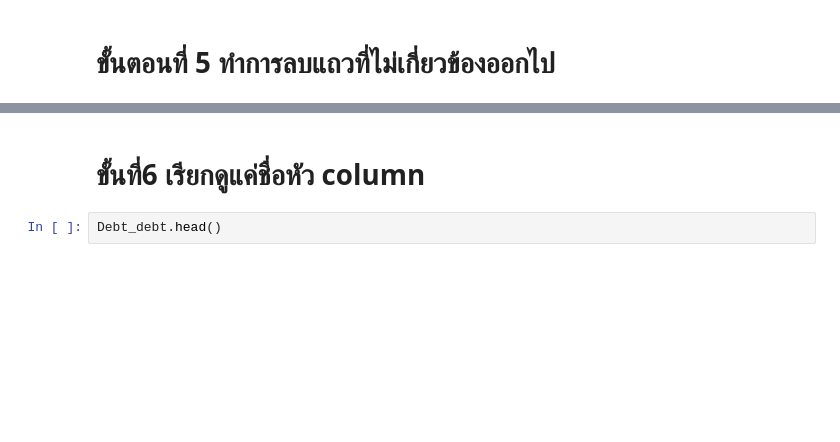
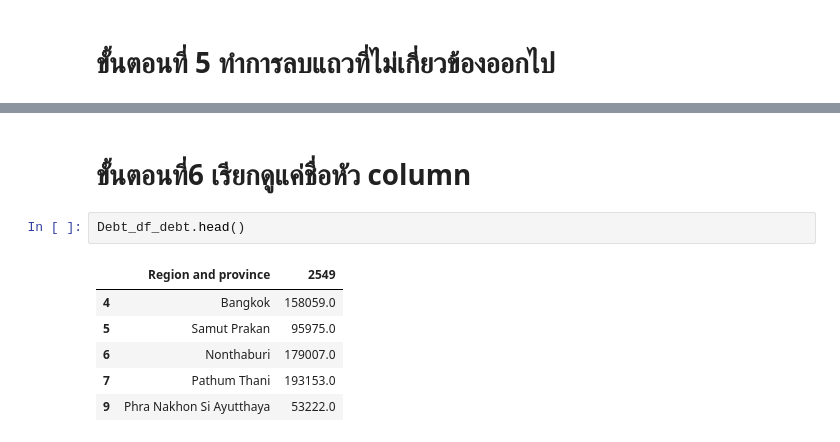
Before and after one commit to Uttaranakron/python_dataviz, a Jupyter notebook: Visualize Data Distribution 2.ipynb, the cells around one changed output, grey strips where cells are left out. Drawn from its saved outputs; the diff is of its cells as text; blank space fills up the shorter version.

```diff
--- a/Visualize Data Distribution 2.ipynb
+++ b/Visualize Data Distribution 2.ipynb
@@ -233,4 +276,11 @@ Debt_df_debt
 # %% [markdown]
-# ขั้นที่6 เรียกดูแค่ชื่อหัว column
+# ขั้นตอนที่6 เรียกดูแค่ชื่อหัว column
 # %%
-Debt_debt.head()
+Debt_df_debt.head()
+# %% [output]
+|  | Region and province | 2549 |
+| 4 | Bangkok | 158059.0 |
+| 5 | Samut Prakan | 95975.0 |
+| 6 | Nonthaburi | 179007.0 |
+| 7 | Pathum Thani | 193153.0 |
+| 9 | Phra Nakhon Si Ayutthaya | 53222.0 |
```
Also changed, not shown: parts of 29 cells of this notebook, 3 other files.
